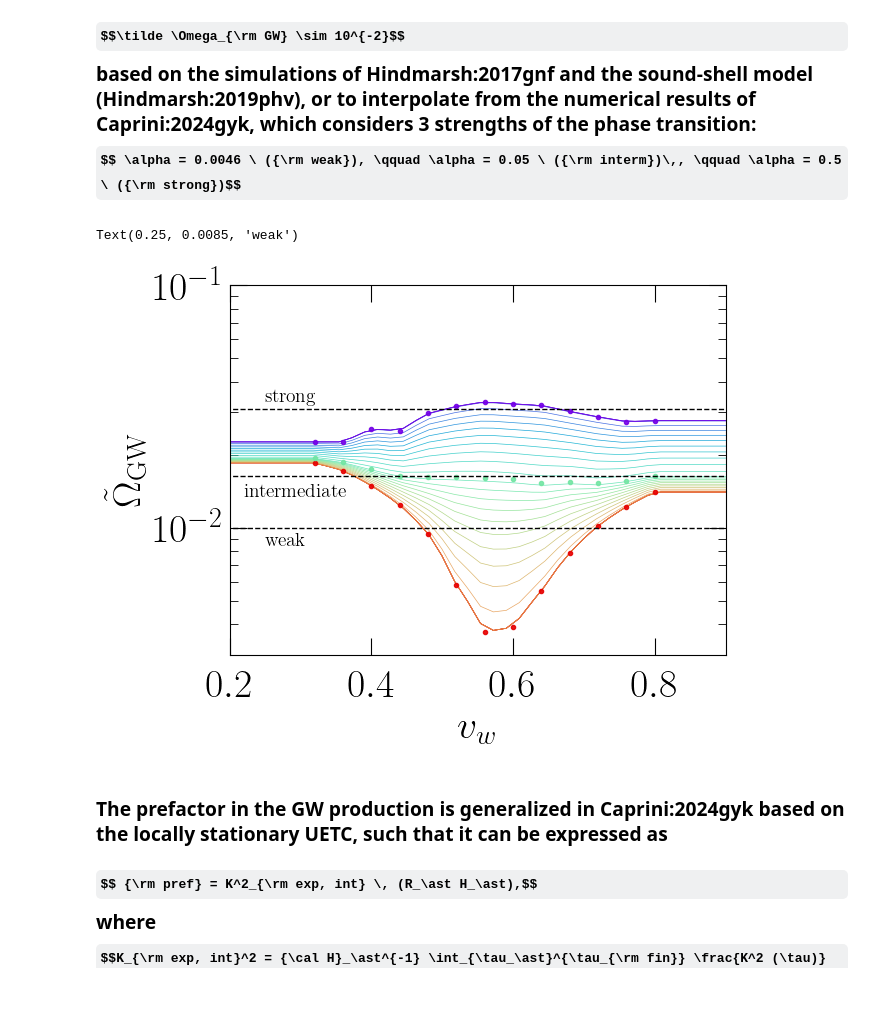
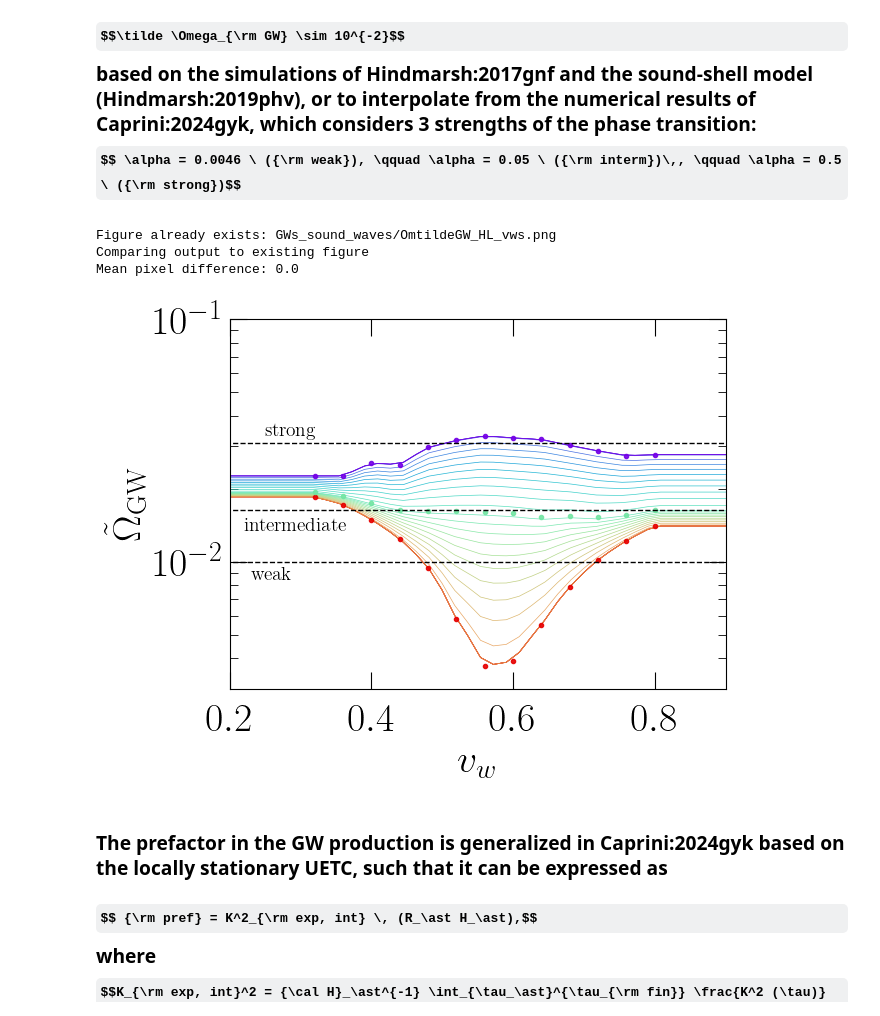
Before and after one commit to CosmoGW/CosmoGW, a Jupyter notebook: tutorials/GWs_sound-waves.ipynb, the cells around one changed output. Saved outputs shown, nothing was run; the diff lists cells and outputs as text; code cells hidden in the pictures; some formulas as TeX source.

Commit message:
updated tutorial and added all the figures saved

```diff
--- a/tutorials/GWs_sound-waves.ipynb
+++ b/tutorials/GWs_sound-waves.ipynb
@@ -19,7 +20,7 @@
 
 # !sudo apt install cm-super dvipng texlive-latex-extra texlive-latex-recommended
 # %%
-from cosmoGW import *
+from cosmoGW import hydro_bubbles, GW_templates, GW_models, plot_sets, interferometry, COSMOGW_HOME
 import numpy  as np
 import pandas as pd
 import matplotlib.pyplot as plt
@@ -28,10 +29,12 @@ import astropy.units as u
 cmap = plt.get_cmap('rainbow_r')
 darken_factor = .9  # Adjust this factor to control darkness
 
-# reference values
-hb  = hydro_bubbles
-cs2 = hb.cs2_ref    # default value is 1/3
+cs2 = 1/3             # default value for sound speed squared is 1/3
 cs  = np.sqrt(cs2)
+
+# directory to save figures
+dirr_figs = 'GWs_sound_waves/'
+plot_sets.ensure_dir('plots/' + dirr_figs)
 # %% [markdown]
 ### The GW spectrum computed from sound waves (compressional motion) can be in general decomposed in the following way:
 
@@ -63,33 +66,37 @@ _, Omnums20, val_alphas, val_vws  = GW_templates.ampl_GWB_sw(model='higgsless',
 # %%
 ### The result of the interpolated values is shown here, where the black dashed lines
 ### indicate the amplitudes estimated in Caprini:2024gyk for weak (alpha = 0.0046),
 ### intermediate (alpha = 0.05) and strong (alpha = 0.5) phase transitions
 
 # color maps
 cols = cmap(np.linspace(0, 1, len(alphas)))
 cols = tuple(component * darken_factor for component in cols)
 cols2 = cmap(np.linspace(0, 1, len(val_alphas)))
 cols2 = tuple(component * darken_factor for component in cols2)
 
 for i in range(0, len(alphas)):     plt.plot(vws, OmGWtilde[:, i], color=cols[i], lw=.5)
 for i in range(0, len(val_alphas)): plt.plot(val_vws, Omnums20[:, i], '.', color=cols2[i])
 
 plt.xlabel(r'$v_w$')
 plt.ylabel(r'$\tilde \Omega_{\rm GW}$')
 plt.xlim(0.2, 0.9)
 plt.ylim(3e-3, 1e-1)
 plt.yscale('log')
 plot_sets.axes_lines()
 
 plt.hlines(1e-2, 0.1, 1, color='black', lw=1, ls='dashed')
 plt.text(0.25, 3.3e-2, 'strong', fontsize=14)
 plt.hlines(1.64e-2, 0.1, 1, color='black', lw=1, ls='dashed')
 plt.text(0.22, 1.35e-2, 'intermediate', fontsize=14)
 plt.hlines(3.1e-2, 0.1, 1, color='black', lw=1, ls='dashed')
-plt.text(0.25, 8.5e-3, 'weak', fontsize=14)
+plt.text(0.23, 8.5e-3, 'weak', fontsize=14)
+
+plot_sets.save_fig(name=dirr_figs + 'OmtildeGW_HL_vws')
 # %% [output]
-Text(0.25, 0.0085, 'weak')
+Figure already exists: GWs_sound_waves/OmtildeGW_HL_vws.png
+Comparing output to existing figure
+Mean pixel difference: 0.0
-[figure, old version]
+[figure, new version]
 # %% [markdown]
 ### The prefactor in the GW production is generalized in Caprini:2024gyk based on the locally stationary UETC, such that it can be expressed as
 
```
Also changed, not shown: parts of 25 cells of this notebook, 17 other files.
